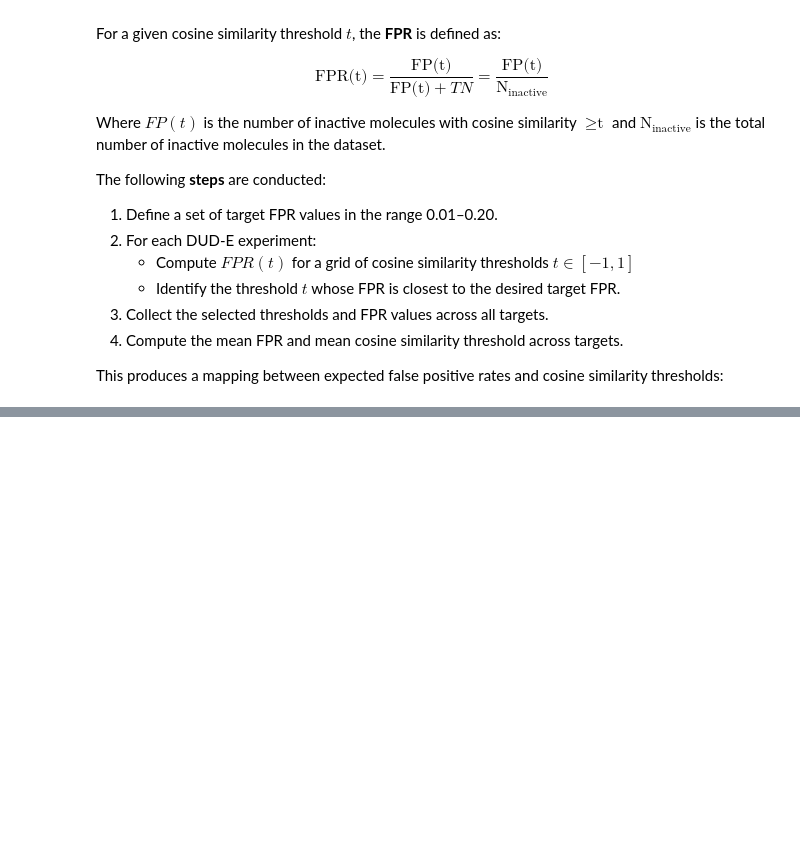
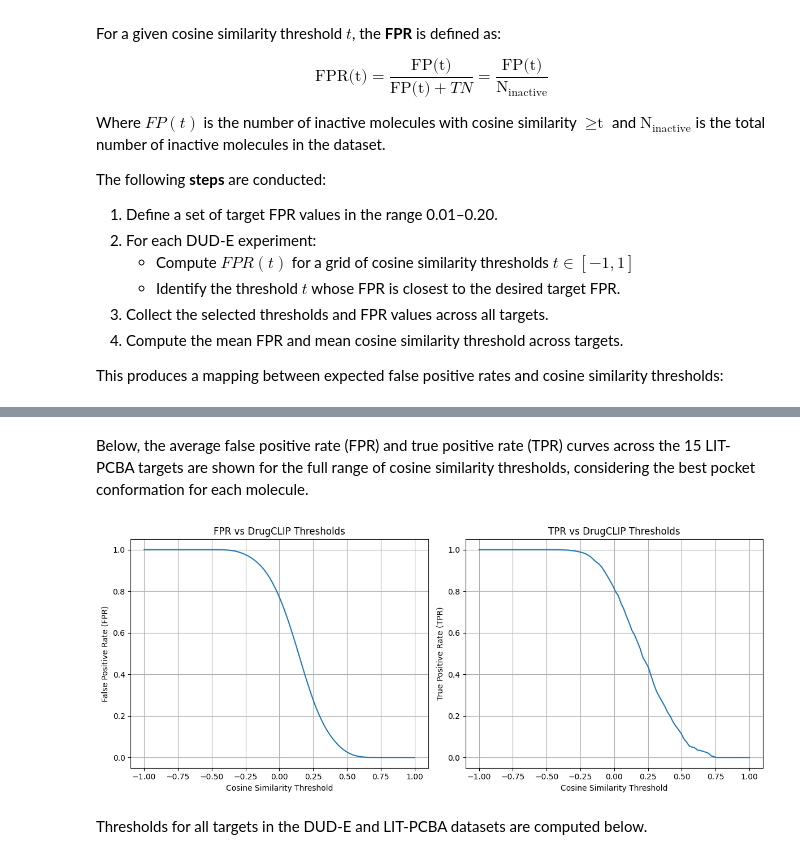
Before and after one commit to m-baralt/TCruzi_pipeline, a Jupyter notebook: threshold_experiments/affinity_threshold.ipynb, the cells around one changed output, grey strips where cells are left out. Drawn from its saved outputs; the diff is of its cells as text; code cells hidden in the pictures; blank space fills up the shorter version.

```diff
--- a/threshold_experiments/affinity_threshold.ipynb
+++ b/threshold_experiments/affinity_threshold.ipynb
@@ -205,0 +419,48 @@ The resulting table provides a practical guideline for choosing DrugCLIP cosine
+# %% [markdown]
+Below, the average false positive rate (FPR) and true positive rate (TPR) curves across the 15 LIT-PCBA targets are shown for the full range of cosine similarity thresholds, considering the best pocket conformation for each molecule.
+# %%
+fpr_dataset = []
+tpr_dataset = []
+for file in affinity_experiments:
+    path_file = os.path.join("/home/mabarr/TCruzi_pipeline/threshold_experiments/normalizing_litpcba", file)
+    data = pd.read_csv(path_file, sep=",")
+    cosine_cols = data.filter(regex="cosine")
+    data["cosine_max"] = cosine_cols.max(axis=1)
+
+    threshold_options = np.linspace(-1, 1, num=100)
+    fpr_values = [fpr(t, data, "cosine_max") for t in threshold_options]
+    tpr_values = [tpr(t, data, "cosine_max") for t in threshold_options]
+    fpr_dataset.append(fpr_values)
+    tpr_dataset.append(tpr_values)
+# %%
+import matplotlib.pyplot as plt
+import numpy as np
+
+fpr_dataset = np.array(fpr_dataset)
+tpr_dataset = np.array(tpr_dataset)
+
+fpr_dataset_mean = fpr_dataset.mean(axis=0)
+tpr_dataset_mean = tpr_dataset.mean(axis=0)
+
+thresholds = np.linspace(-1, 1, num=100)
+
+fig, axes = plt.subplots(1, 2, figsize=(12, 5))
+
+# FPR plot
+axes[0].plot(thresholds, fpr_dataset_mean)
+axes[0].set_ylabel("False Positive Rate (FPR)")
+axes[0].set_xlabel("Cosine Similarity Threshold")
+axes[0].set_title("FPR vs DrugCLIP Thresholds")
+axes[0].grid(True)
+
+# TPR plot
+axes[1].plot(thresholds, tpr_dataset_mean)
+axes[1].set_ylabel("True Positive Rate (TPR)")
+axes[1].set_xlabel("Cosine Similarity Threshold")
+axes[1].set_title("TPR vs DrugCLIP Thresholds")
+axes[1].grid(True)
+
+plt.tight_layout()
+plt.show()
+# %% [output]
+[figure, added]
@@ -205,0 +477,2 @@ The resulting table provides a practical guideline for choosing DrugCLIP cosine
+# %% [markdown]
+Thresholds for all targets in the DUD-E and LIT-PCBA datasets are computed below.
```
Also changed, not shown: parts of 22 cells of this notebook, 2 other files.
